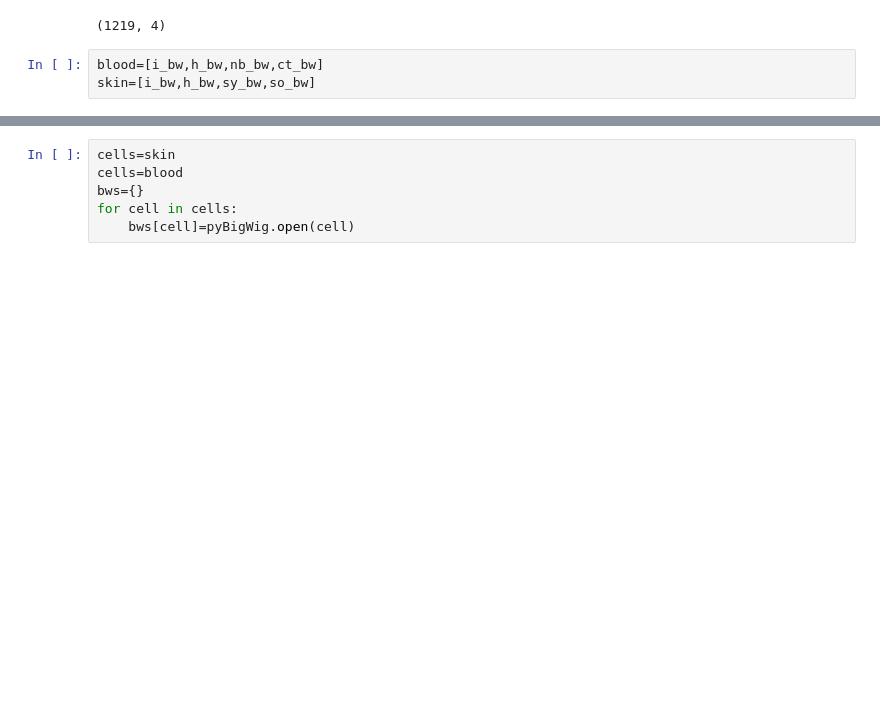
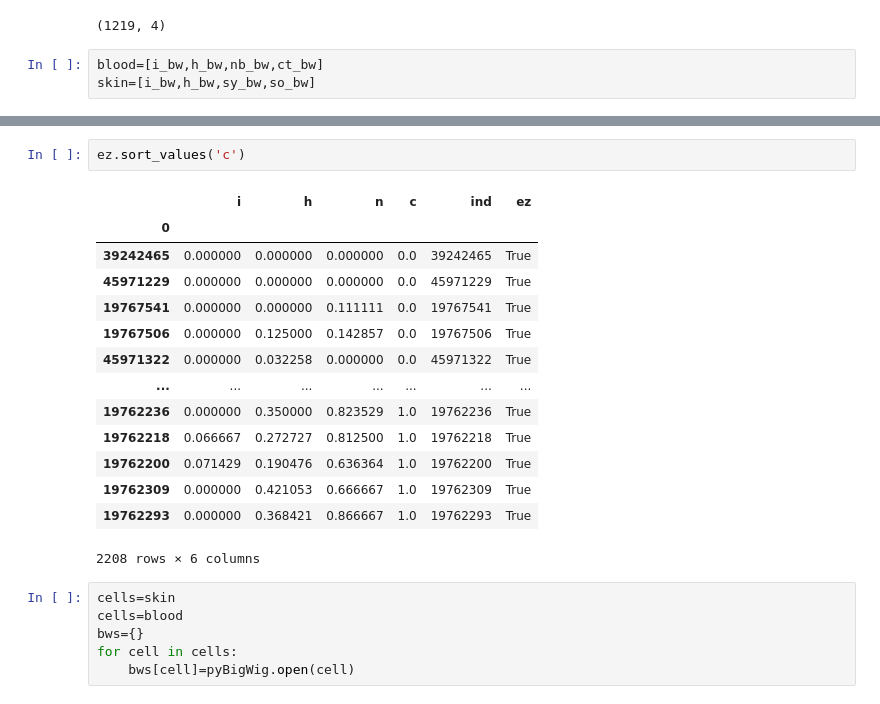
Before and after one commit to moqri/aging_2021, a Jupyter notebook: meth/nbct.ipynb, the cells around one changed output, grey strips where cells are left out. Cells and saved outputs as stored; diff of their text form; blank space fills up the shorter version.

```diff
--- a/meth/nbct.ipynb
+++ b/meth/nbct.ipynb
@@ -110,3 +100,20 @@ ezs.to_csv('ezs_skin')
+# %%
+ez.sort_values('c')
+# %% [output]
+|  | i | h | n | c | ind | ez |
+| 0 |  |  |  |  |  |  |
+| 39242465 | 0.000000 | 0.000000 | 0.000000 | 0.0 | 39242465 | True |
+| 45971229 | 0.000000 | 0.000000 | 0.000000 | 0.0 | 45971229 | True |
+| 19767541 | 0.000000 | 0.000000 | 0.111111 | 0.0 | 19767541 | True |
+| 19767506 | 0.000000 | 0.125000 | 0.142857 | 0.0 | 19767506 | True |
+| 45971322 | 0.000000 | 0.032258 | 0.000000 | 0.0 | 45971322 | True |
+| ... | ... | ... | ... | ... | ... | ... |
+| 19762236 | 0.000000 | 0.350000 | 0.823529 | 1.0 | 19762236 | True |
+| 19762218 | 0.066667 | 0.272727 | 0.812500 | 1.0 | 19762218 | True |
+| 19762200 | 0.071429 | 0.190476 | 0.636364 | 1.0 | 19762200 | True |
+| 19762309 | 0.000000 | 0.421053 | 0.666667 | 1.0 | 19762309 | True |
+| 19762293 | 0.000000 | 0.368421 | 0.866667 | 1.0 | 19762293 | True |
+2208 rows × 6 columns
 # %%
 cells=skin
 cells=blood
```
Also changed, not shown: parts of 3 cells of this notebook, 7 other files.
